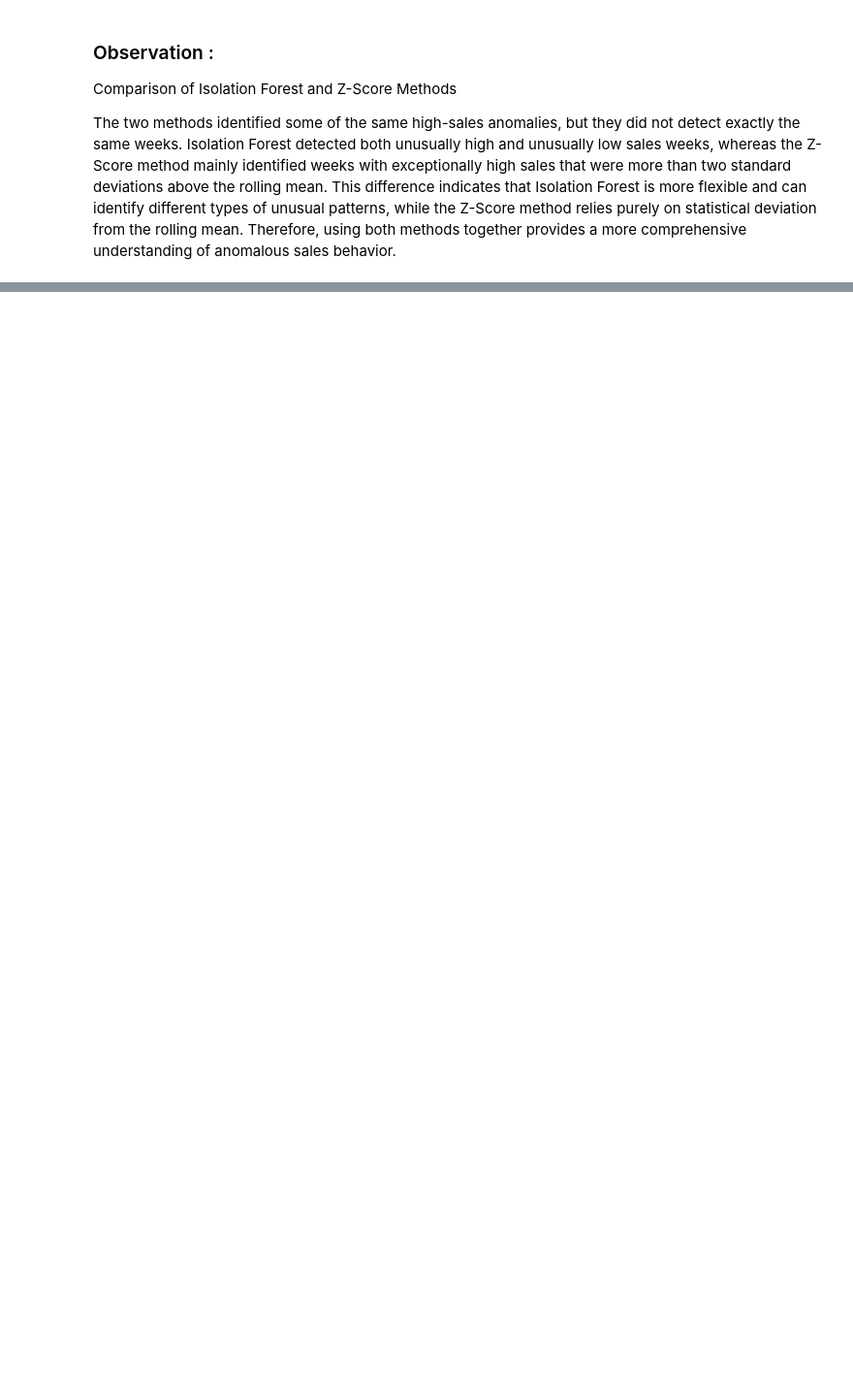
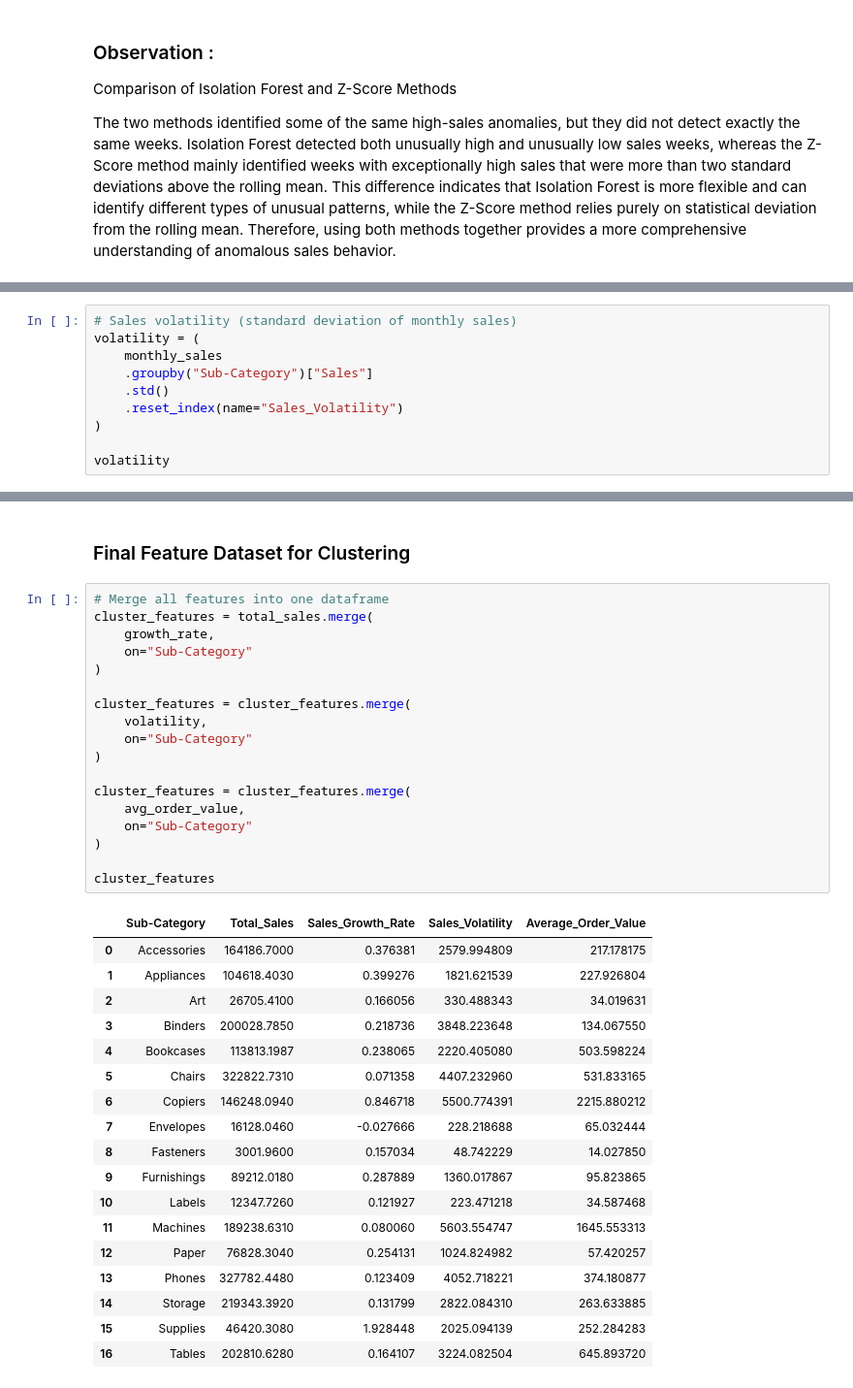
Before and after one commit to Sumit-342/sales-forecasting-dashboard, a Jupyter notebook: analysis.ipynb, the cells around one changed output, grey strips where cells are left out. Shown at 97% size. Drawn from its saved outputs; the diff is of its cells as text; blank space fills up the shorter version.

```diff
--- a/analysis.ipynb
+++ b/analysis.ipynb
@@ -1505,0 +1182,10 @@ The two methods identified some of the same high-sales anomalies, but they did n
+# %%
+# Sales volatility (standard deviation of monthly sales)
+volatility = (
+    monthly_sales
+    .groupby("Sub-Category")["Sales"]
+    .std()
+    .reset_index(name="Sales_Volatility")
+)
+
+volatility
@@ -1505,0 +1242,39 @@ The two methods identified some of the same high-sales anomalies, but they did n
+# %% [markdown]
+### Final Feature Dataset for Clustering
+# %%
+# Merge all features into one dataframe
+cluster_features = total_sales.merge(
+    growth_rate,
+    on="Sub-Category"
+)
+
+cluster_features = cluster_features.merge(
+    volatility,
+    on="Sub-Category"
+)
+
+cluster_features = cluster_features.merge(
+    avg_order_value,
+    on="Sub-Category"
+)
+
+cluster_features
+# %% [output]
+|  | Sub-Category | Total_Sales | Sales_Growth_Rate | Sales_Volatility | Average_Order_Value |
+| 0 | Accessories | 164186.7000 | 0.376381 | 2579.994809 | 217.178175 |
+| 1 | Appliances | 104618.4030 | 0.399276 | 1821.621539 | 227.926804 |
+| 2 | Art | 26705.4100 | 0.166056 | 330.488343 | 34.019631 |
+| 3 | Binders | 200028.7850 | 0.218736 | 3848.223648 | 134.067550 |
+| 4 | Bookcases | 113813.1987 | 0.238065 | 2220.405080 | 503.598224 |
+| 5 | Chairs | 322822.7310 | 0.071358 | 4407.232960 | 531.833165 |
+| 6 | Copiers | 146248.0940 | 0.846718 | 5500.774391 | 2215.880212 |
+| 7 | Envelopes | 16128.0460 | -0.027666 | 228.218688 | 65.032444 |
+| 8 | Fasteners | 3001.9600 | 0.157034 | 48.742229 | 14.027850 |
+| 9 | Furnishings | 89212.0180 | 0.287889 | 1360.017867 | 95.823865 |
+| 10 | Labels | 12347.7260 | 0.121927 | 223.471218 | 34.587468 |
+| 11 | Machines | 189238.6310 | 0.080060 | 5603.554747 | 1645.553313 |
+| 12 | Paper | 76828.3040 | 0.254131 | 1024.824982 | 57.420257 |
+| 13 | Phones | 327782.4480 | 0.123409 | 4052.718221 | 374.180877 |
+| 14 | Storage | 219343.3920 | 0.131799 | 2822.084310 | 263.633885 |
+| 15 | Supplies | 46420.3080 | 1.928448 | 2025.094139 | 252.284283 |
+| 16 | Tables | 202810.6280 | 0.164107 | 3224.082504 | 645.893720 |
```
Also changed, not shown: parts of 95 cells of this notebook.
